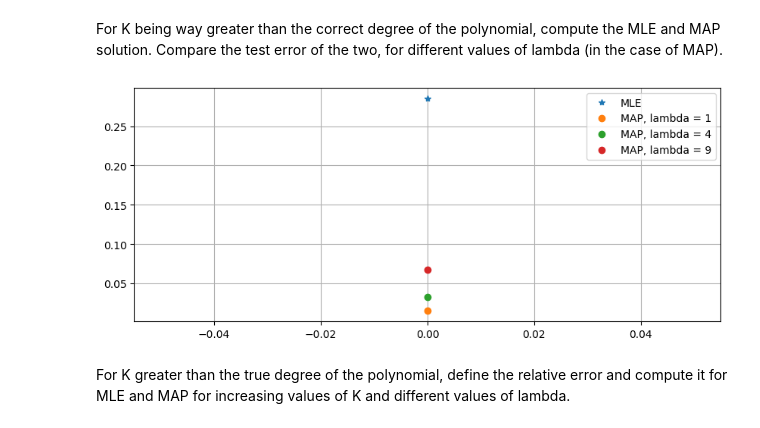
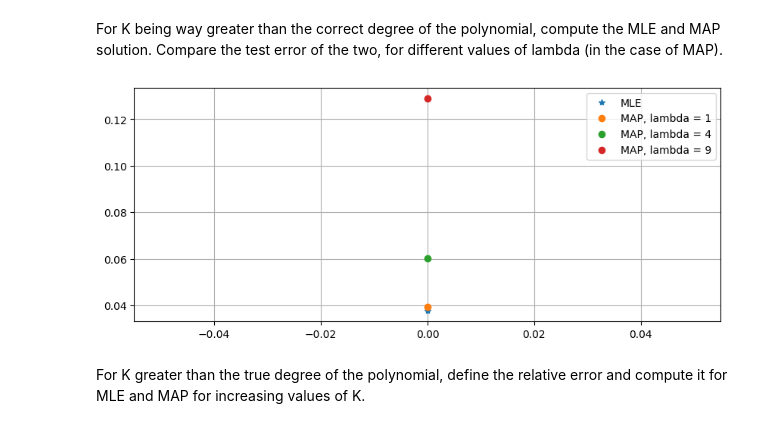
Before and after one commit to ChiaraAngileri/SMM_lab, a Jupyter notebook: Homework4 - no comments.ipynb, the cells around one changed output. Drawn from its saved outputs; the diff is of its cells as text; code cells hidden in the pictures.

```diff
--- a/Homework4 - no comments.ipynb
+++ b/Homework4 - no comments.ipynb
@@ -193,18 +195,14 @@ def error(D, k, theta):
 # %% [markdown]
 For different values of K, plot the training datapoints and the test datapoints with different colors, and visualize (as a continuous line) the learnt regression model $f_{theta_{MLE}}(x)$.
 # %%
-D_train, D_test = split_data(D[0], D[1], 70)
-X_train, Y_train = D_train
-X_test, Y_test = D_test
-
-k_vector = [2, 4, 20, 70]
+k_vector = [2, 4, 20, 60]
 theta_mle_vector = []
 
 for k in k_vector:
     theta_mle = MLE(D_train, k, "GD")
     theta_mle_vector.append(theta_mle)
 
-fig, ax = plt.subplots(len(k_vector), figsize = (10, 20))
+fig, ax = plt.subplots(len(k_vector), figsize=(12, 15))
 
 for i in range(len(k_vector)):
 
@@ -227,11 +225,7 @@ plt.show()
 # %% [markdown]
 For increasing values of K cmpute the training and test error. Plot the two errors with respect to K.
 # %%
-D_train, D_test = split_data(D[0], D[1], 70)
-
-X_test, Y_test = D_test
-
-k_vector = [2, 4, 20, 70]
+k_vector = np.arange(2, 21)
 
 theta_vector = []
 errors_train = []
@@ -350,0 +343,26 @@ plt.show()
+# %%
+k_vector = np.arange(2, 21)
+
+theta_vector = []
+errors_train = []
+errors_test = []
+
+lmbda = 1
+
+for k in k_vector:
+    theta_map = MAP(D_train, k, lmbda, "GD")
+    theta_vector.append(theta_map)
+
+    training_error = error(D_train, k, theta_map)
+    errors_train.append(training_error)
+
+    test_error = error(D_test, k, theta_map)
+    errors_test.append(test_error)
+
+plt.figure(figsize=(7,5))
+plt.title("Training and test errors")
+plt.plot(k_vector, errors_train, color='red')
+plt.plot(k_vector, errors_test, color='green')
+plt.legend(['train', 'test'])
+plt.grid()
+plt.plot()
@@ -355,30 +376,29 @@ For K being way greater than the correct degree of the polynomial, compute the M
 # %%
 k_big = 70
 l_vector = [1, 4, 9]
-D_train, D_test = split_data(D[0], D[1], 70)
 
-theta_mle = MLE(D_train, k_big, "NE")
-thetas_map = [MAP(D_train, k_big, l, "NE") for l in l_vector]
+theta_mle = MLE(D_train, k_big, "GD")
+thetas_map = [MAP(D_train, k_big, l, "GD") for l in l_vector]
 
 mle_error = error(D_test, k_big, theta_mle)
 map_errors = [error(D_test, k_big, theta_map) for theta_map in thetas_map]
 
 legend_mle = ['MLE']
 legend_map = ['MAP, lambda = ' + str(l) + '' for l in l_vector]
 legend = legend_mle + legend_map
 
 plt.figure(figsize=(10,4))
 plt.plot(mle_error, '*')
 for i in range(len(l_vector)):
     plt.plot(map_errors[i], 'o')
 plt.legend(legend)
 plt.grid()
 plt.show()
 # %% [output]
-[figure, old version]
+[figure, new version]
 # %% [markdown]
 For K greater than the true degree of the polynomial, define the relative error and compute it for MLE and MAP for
-increasing values of K and different values of lambda.
+increasing values of K.
 # %%
 def err_theta(theta, k):
     theta_true = np.ones((k,))
```
Also changed, not shown: parts of 13 cells of this notebook.
